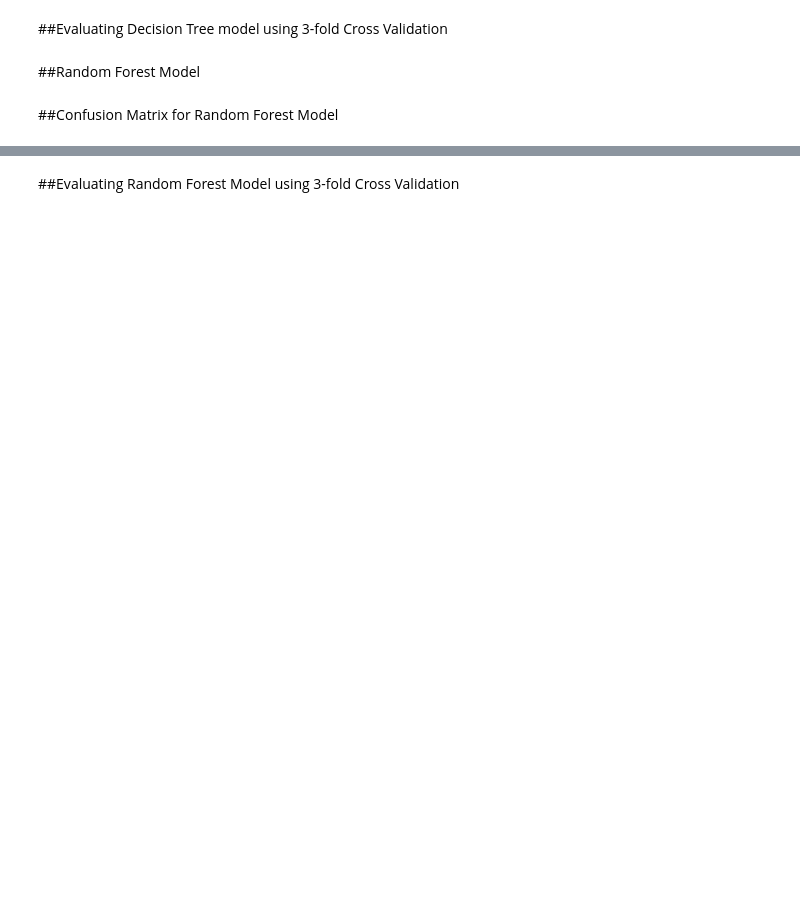
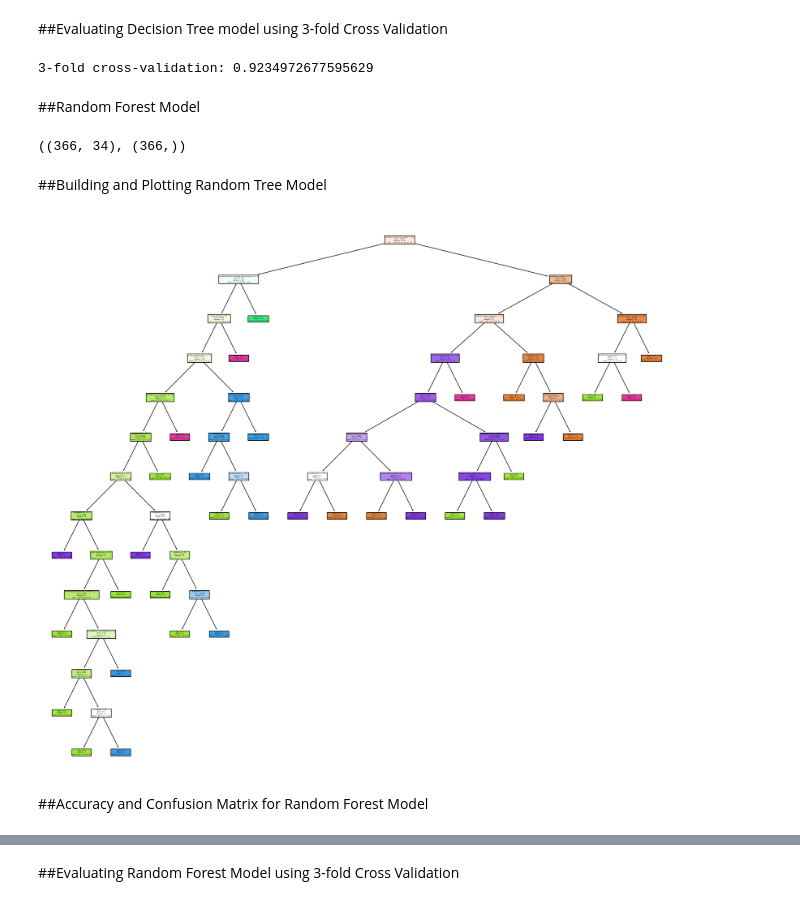
Before and after one commit to MugdhaYada/my_projects-IDS, a Jupyter notebook: HW7/Problem1_Python.ipynb, the cells around one changed output, grey strips where cells are left out. Saved outputs shown, nothing was run; the diff lists cells and outputs as text; code cells hidden in the pictures; blank space fills up the shorter version.

```diff
--- a/HW7/Problem1_Python.ipynb
+++ b/HW7/Problem1_Python.ipynb
@@ -703,6 +808,41 @@ linear_model_3CV.mean()
 # %% [markdown]
 ##Evaluating Decision Tree model using 3-fold Cross Validation
+# %%
+# 3 fold cross validtaion for Entropy
+
+cross_validation_C5 = cross_val_score(C5_model, X1, y1, cv=3)
+print("3-fold cross-validation:",cross_validation_C5.mean())
+# %% [output]
+3-fold cross-validation: 0.9234972677595629
 # %% [markdown]
 ##Random Forest Model
+# %%
+# Spliting data into test and training
+
+X2 = dermatology_data.drop(['class','disease_1'],axis=1)
+y2 = dermatology_data['class']
+
+x_train, x_test, y_train, y_test = train_test_split(X2, y2, train_size = 0.8,
+                                                          test_size = 0.2,
+                                                          random_state = 100)
+X2.shape, y2.shape
+# %% [output]
+((366, 34), (366,))
+# %% [markdown]
+##Building and Plotting Random Tree Model
+# %%
+# Random forest using RandomForestClassifier()
+
+from sklearn.ensemble import RandomForestClassifier
+
+Random_forest = RandomForestClassifier()
+Random_forest.fit(X2,y2)
+
+# ploting RandomForestClassifier
+
+plt.figure(figsize=(20,18), dpi=100)
+tree.plot_tree(Random_forest.estimators_[0], feature_names=X2.keys(), filled=True);
+# %% [output]
+[figure, added]
 # %% [markdown]
-##Confusion Matrix for Random Forest Model
+##Accuracy and Confusion Matrix for Random Forest Model
```
Also changed, not shown: parts of 19 cells of this notebook.
